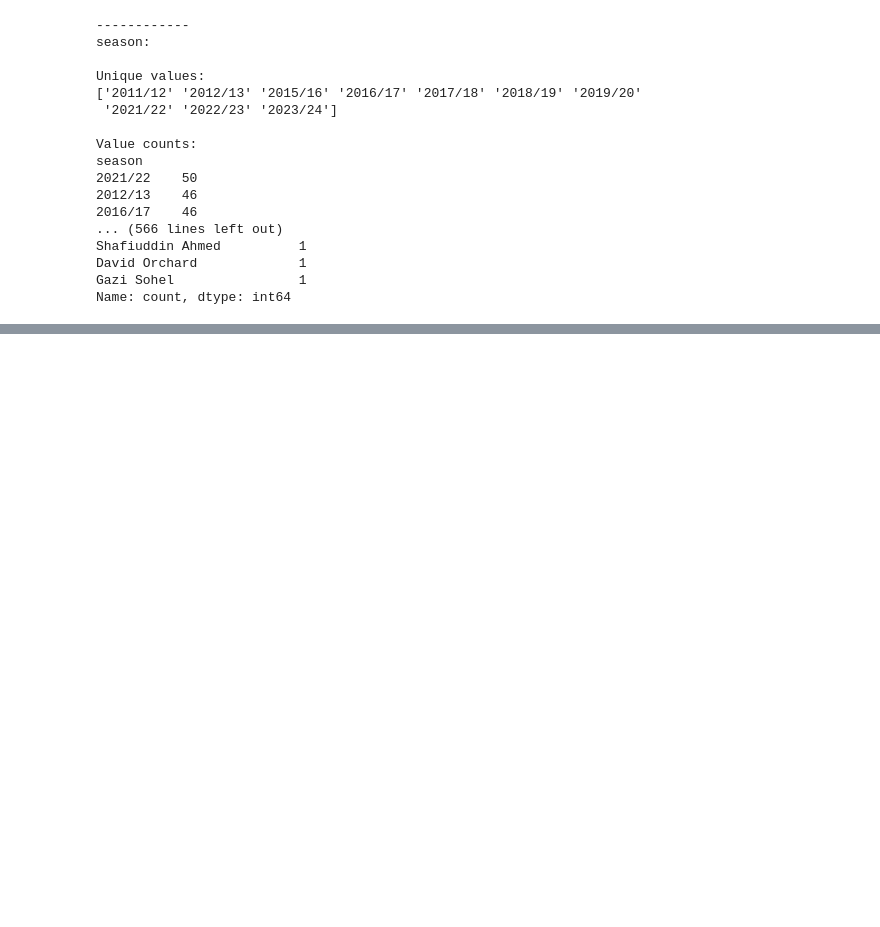
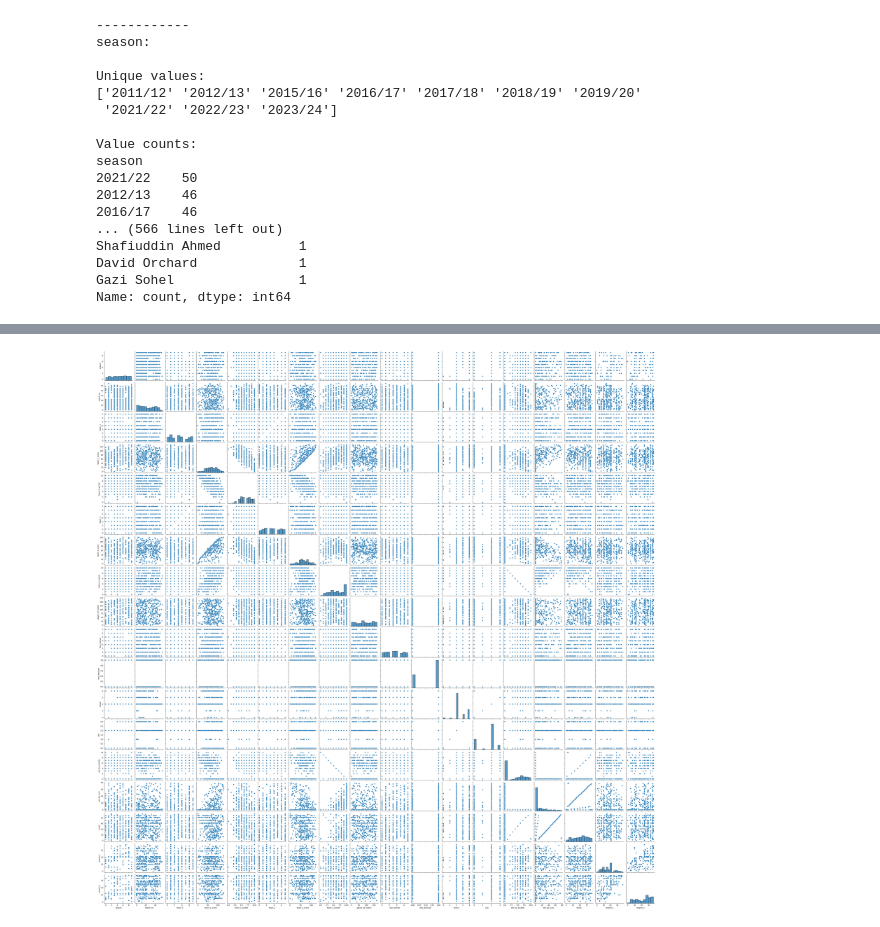
Before and after one commit to muhpuc40/BPL_Match_Result_Prediction, a Jupyter notebook: BPL_.ipynb, the cells around one changed output, grey strips where cells are left out. Drawn from its saved outputs; the diff is of its cells as text; code cells hidden in the pictures; blank space fills up the shorter version.

```diff
--- a/BPL_.ipynb
+++ b/BPL_.ipynb
@@ -322,0 +631,15 @@ dtype: object
+# %%
+import seaborn as sns
+import matplotlib.pyplot as plt
+
+# Assuming dataframe only contains numerical columns
+numerical_columns = ['season', 'match_no', 'team_1', 'team_1_score', 'team_1_wicket', 'team_2',
+               'team_2_score', 'team_2_wicket', 'player_of_match', 'toss_winner',
+               'toss_decision', 'venue', 'city', 'win_by_wickets',
+               'win_by_runs', 'result', 'umpire_1', 'umpire_2']
+
+# Create pairplot
+sns.pairplot(dataframe[numerical_columns])
+plt.show()
+# %% [output]
+[figure, added]
```
Also changed, not shown: parts of 12 cells of this notebook.
